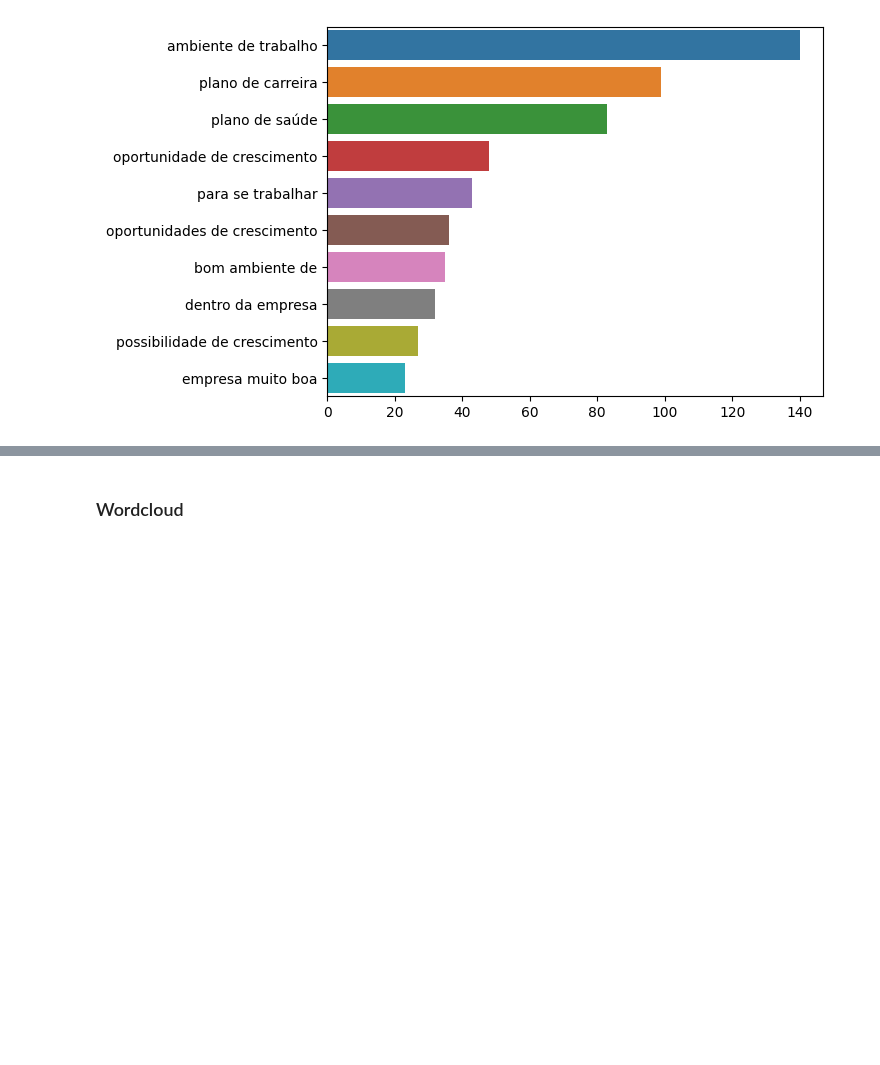
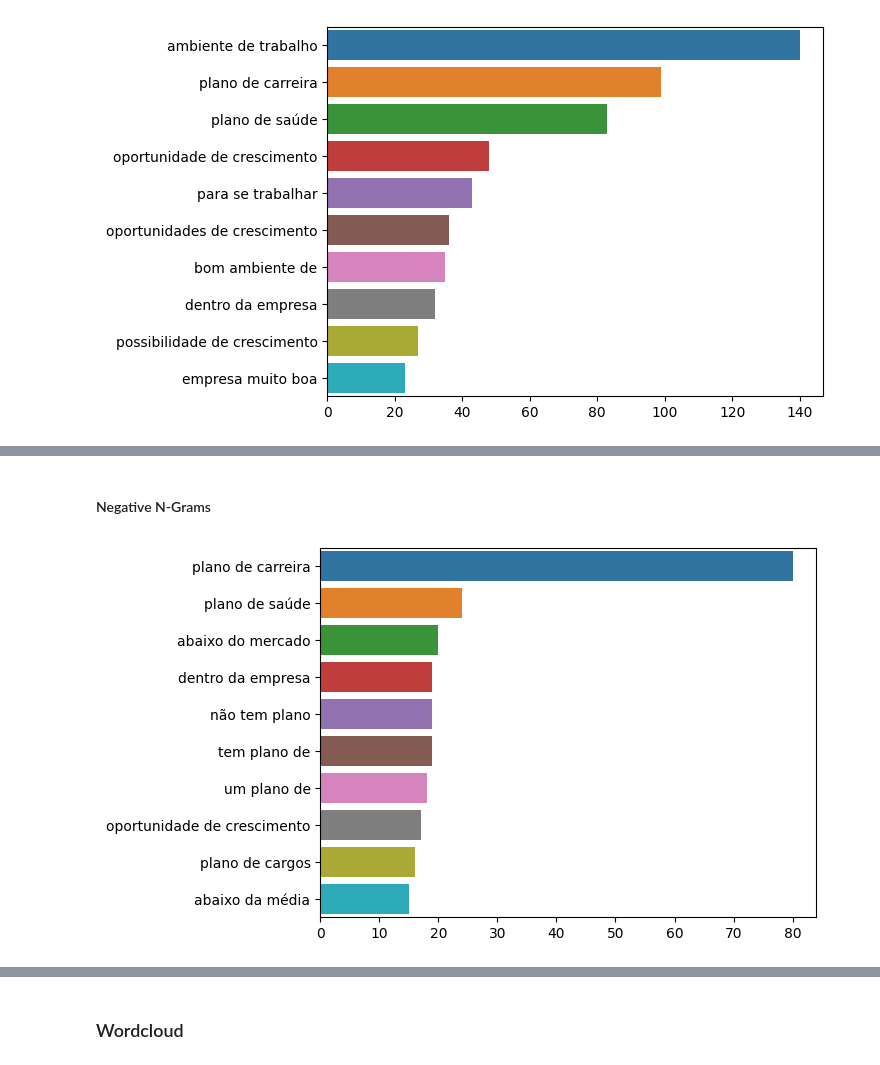
Before and after one commit to stevillis/glassdoor-reviews-analysis-nlp, a Jupyter notebook: data_analysis/data_analysis.ipynb, the cells around one changed output, grey strips where cells are left out. Drawn from its saved outputs; the diff is of its cells as text; code cells hidden in the pictures; blank space fills up the shorter version.

```diff
--- a/data_analysis/data_analysis.ipynb
+++ b/data_analysis/data_analysis.ipynb
@@ -335,0 +348,6 @@ plot_top_ngrams_barchart(reviews_df["review_text"], n_grams=3, top=10)
+# %% [markdown]
+#### Negative N-Grams
+# %%
+plot_top_ngrams_barchart(negative_reviews_df["review_text"], n_grams=3, top=10)
+# %% [output]
+[figure, added]
```
Also changed, not shown: parts of 18 cells of this notebook, 1 other file.
